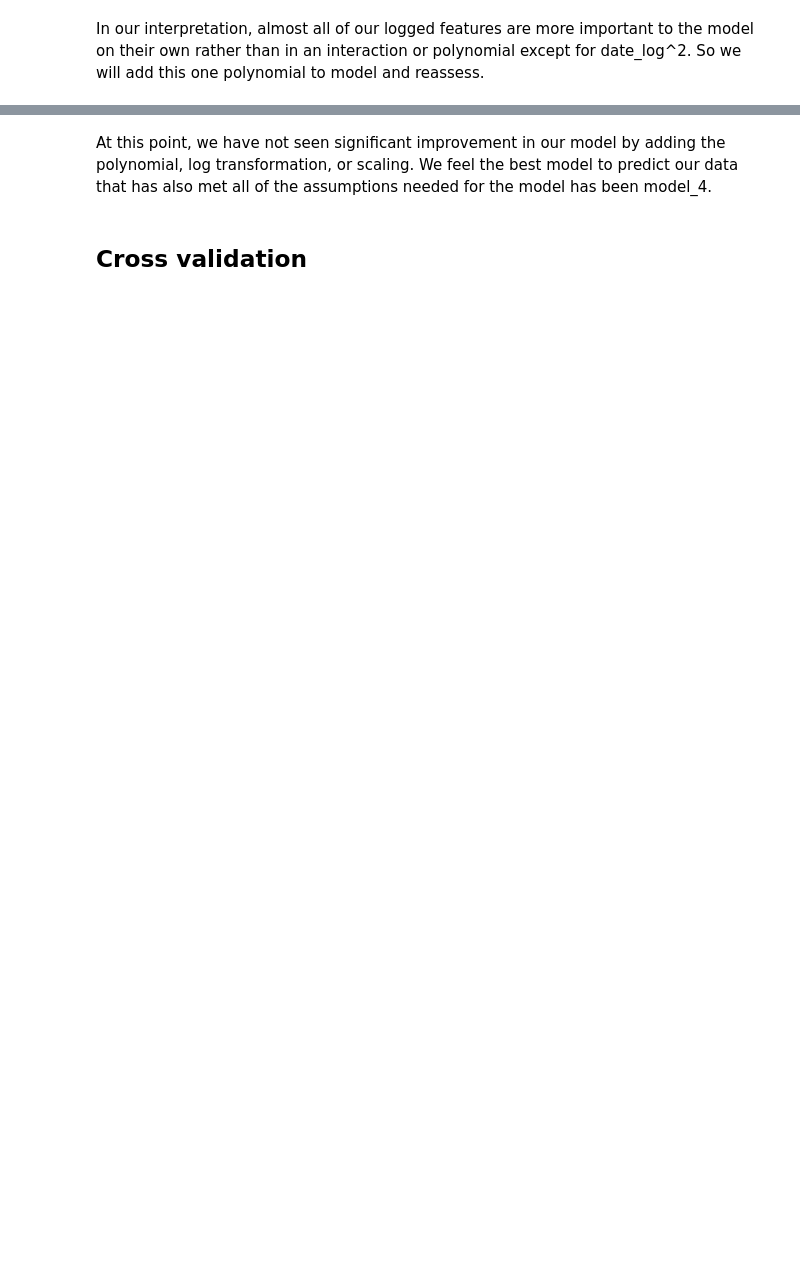
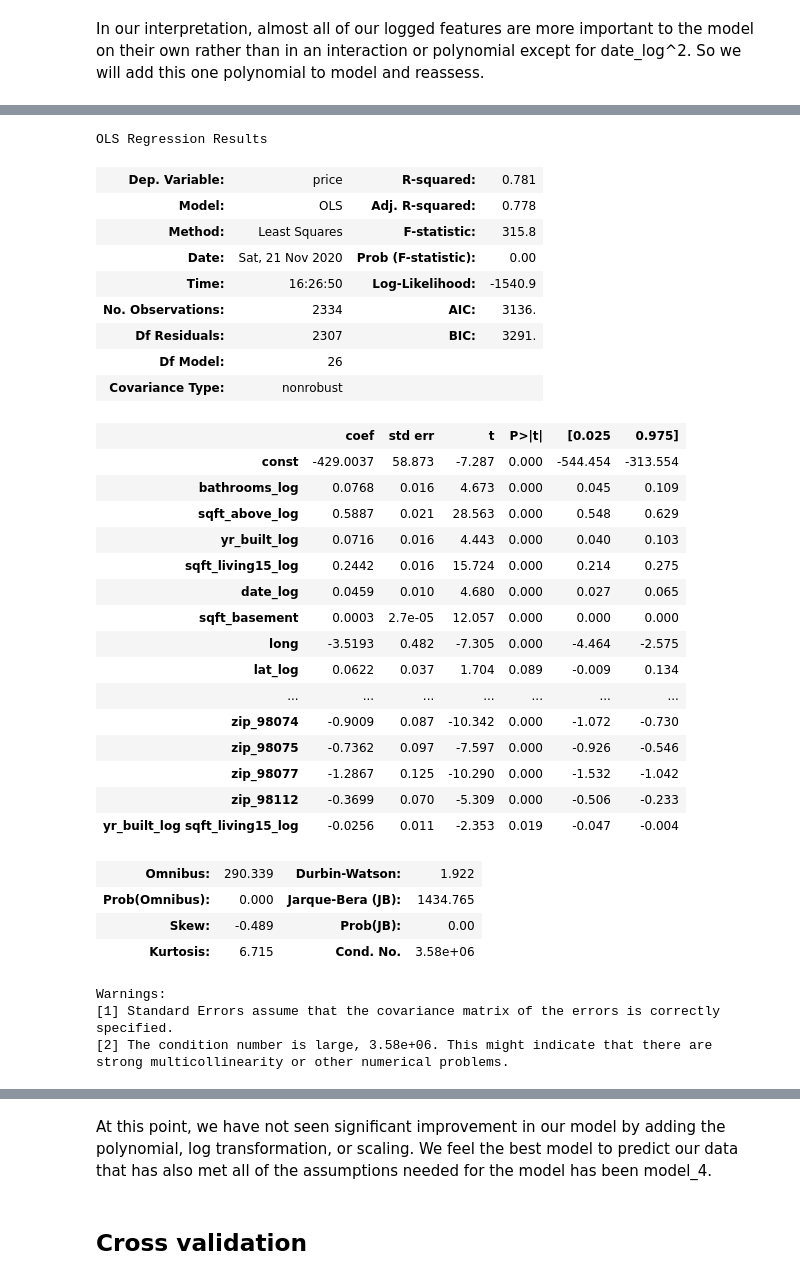
Before and after one commit to melodygr/Housing-Regression-Project, a Jupyter notebook: data-cleaning-EDA-Modeling.ipynb, the cells around one changed output, grey strips where cells are left out. Drawn from its saved outputs; the diff is of its cells as text; code cells hidden in the pictures; blank space fills up the shorter version.

Commit message:
final modeling

```diff
--- a/data-cleaning-EDA-Modeling.ipynb
+++ b/data-cleaning-EDA-Modeling.ipynb
@@ -1315,0 +1905,5 @@ X.drop(columns = 'date_log', inplace=True)
+# %%
+X_index= X.reset_index()
+# %%
+interaction = pd.DataFrame(X_poly_df['yr_built_log sqft_living15_log'])
+interaction
@@ -1316,3 +1924,5 @@ X.drop(columns = 'date_log', inplace=True)
+# %%
+cat_index = categorical_df.reset_index()
 # %%
-trained7 = pd.concat([X, categorical_df], axis=1)
+trained7 = pd.concat([X_index, cat_index, interaction], axis=1)
 trained7
@@ -1319,8 +1943,43 @@ trained7
 # %%
-X_int_7 = sm.add_constant(trained7)
-model_7 = sm.OLS(y_train_log, X_int_7).fit()
+X_int_7 = sm.add_constant(trained7.drop(columns='index', axis=1))
+model_7 = sm.OLS(y_train_log.reset_index(drop=True), X_int_7).fit()
 summary_7 = model_7.summary()
 summary_7
+# %% [output]
+OLS Regression Results
+| Dep. Variable: | price | R-squared: | 0.781 |
+| Model: | OLS | Adj. R-squared: | 0.778 |
+| Method: | Least Squares | F-statistic: | 315.8 |
+| Date: | Sat, 21 Nov 2020 | Prob (F-statistic): | 0.00 |
+| Time: | 16:26:50 | Log-Likelihood: | -1540.9 |
+| No. Observations: | 2334 | AIC: | 3136. |
+| Df Residuals: | 2307 | BIC: | 3291. |
+| Df Model: | 26 |  |  |
+| Covariance Type: | nonrobust |  |  |
+|  | coef | std err | t | P>|t| | [0.025 | 0.975] |
+| const | -429.0037 | 58.873 | -7.287 | 0.000 | -544.454 | -313.554 |
+| bathrooms_log | 0.0768 | 0.016 | 4.673 | 0.000 | 0.045 | 0.109 |
+| sqft_above_log | 0.5887 | 0.021 | 28.563 | 0.000 | 0.548 | 0.629 |
+| yr_built_log | 0.0716 | 0.016 | 4.443 | 0.000 | 0.040 | 0.103 |
+| sqft_living15_log | 0.2442 | 0.016 | 15.724 | 0.000 | 0.214 | 0.275 |
+| date_log | 0.0459 | 0.010 | 4.680 | 0.000 | 0.027 | 0.065 |
+| sqft_basement | 0.0003 | 2.7e-05 | 12.057 | 0.000 | 0.000 | 0.000 |
+| long | -3.5193 | 0.482 | -7.305 | 0.000 | -4.464 | -2.575 |
+| lat_log | 0.0622 | 0.037 | 1.704 | 0.089 | -0.009 | 0.134 |
+| ... | ... | ... | ... | ... | ... | ... |
+| zip_98074 | -0.9009 | 0.087 | -10.342 | 0.000 | -1.072 | -0.730 |
+| zip_98075 | -0.7362 | 0.097 | -7.597 | 0.000 | -0.926 | -0.546 |
+| zip_98077 | -1.2867 | 0.125 | -10.290 | 0.000 | -1.532 | -1.042 |
+| zip_98112 | -0.3699 | 0.070 | -5.309 | 0.000 | -0.506 | -0.233 |
+| yr_built_log sqft_living15_log | -0.0256 | 0.011 | -2.353 | 0.019 | -0.047 | -0.004 |
+| Omnibus: | 290.339 | Durbin-Watson: | 1.922 |
+| Prob(Omnibus): | 0.000 | Jarque-Bera (JB): | 1434.765 |
+| Skew: | -0.489 | Prob(JB): | 0.00 |
+| Kurtosis: | 6.715 | Cond. No. | 3.58e+06 |
+Warnings:
+[1] Standard Errors assume that the covariance matrix of the errors is correctly specified.
+[2] The condition number is large, 3.58e+06. This might indicate that there are
+strong multicollinearity or other numerical problems.
 # %%
 yhat7_log = model_7.predict()
 yhat7 = np.exp((yhat7_log * yt_log.std())+ yt_log.mean())
```
Also changed, not shown: parts of 68 cells of this notebook.
